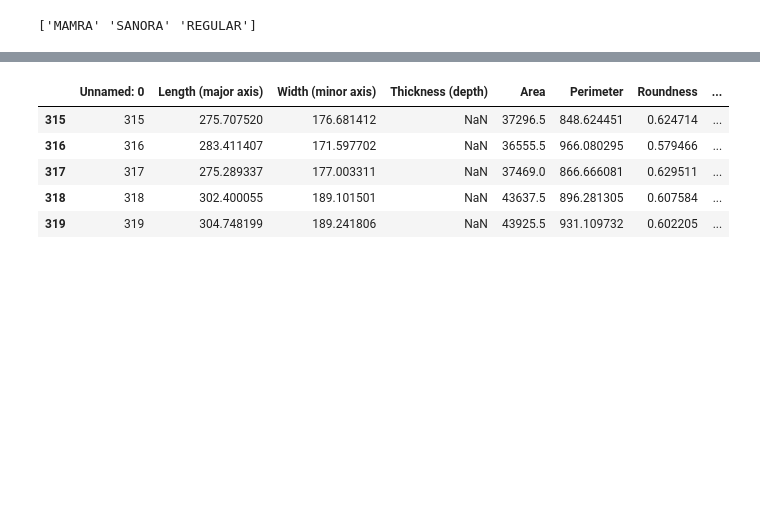
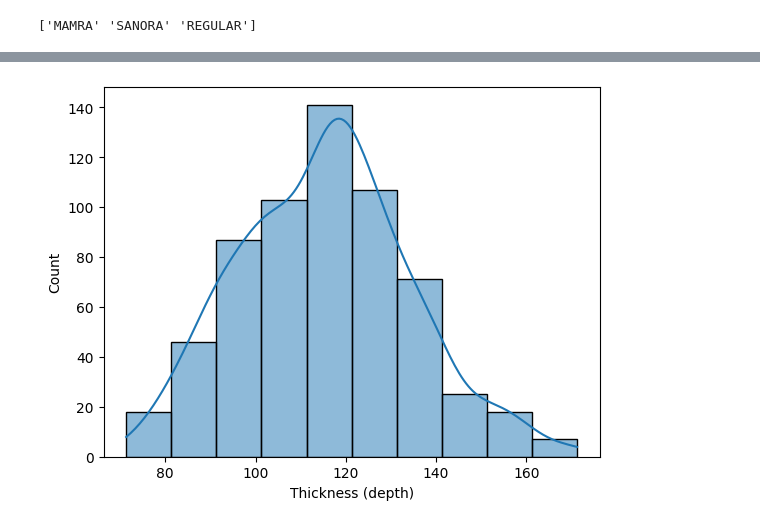
Before and after one commit to tarbazi/COS-711-Assignment-2, a Jupyter notebook: src/Almonds_Classifier.ipynb, the cells around one changed output, grey strips where cells are left out. Cells and saved outputs as stored; diff of their text form; code cells hidden in the pictures; blank space fills up the shorter version.

```diff
--- a/src/Almonds_Classifier.ipynb
+++ b/src/Almonds_Classifier.ipynb
@@ -28,17 +23,12 @@ plt.show()
 # %%
 SANORA = myData[myData["Type"] == "SANORA"]
 
 SANORA.head()
 
-sns.histplot(SANORA["Area"], bins = 10, kde = True)
+sns.histplot(SANORA["Thickness (depth)"], bins = 10, kde = True)
 plt.show()
 # %% [output]
-|  | Unnamed: 0 | Length (major axis) | Width (minor axis) | Thickness (depth) | Area | Perimeter | Roundness | ... |
-| 315 | 315 | 275.707520 | 176.681412 | NaN | 37296.5 | 848.624451 | 0.624714 | ... |
-| 316 | 316 | 283.411407 | 171.597702 | NaN | 36555.5 | 966.080295 | 0.579466 | ... |
-| 317 | 317 | 275.289337 | 177.003311 | NaN | 37469.0 | 866.666081 | 0.629511 | ... |
-| 318 | 318 | 302.400055 | 189.101501 | NaN | 43637.5 | 896.281305 | 0.607584 | ... |
-| 319 | 319 | 304.748199 | 189.241806 | NaN | 43925.5 | 931.109732 | 0.602205 | ... |
+[figure, added]
 # %%
 REGULAR = myData[myData["Type"] == "REGULAR"]
 
```
Also changed, not shown: parts of 3 cells of this notebook, 1 other file.
